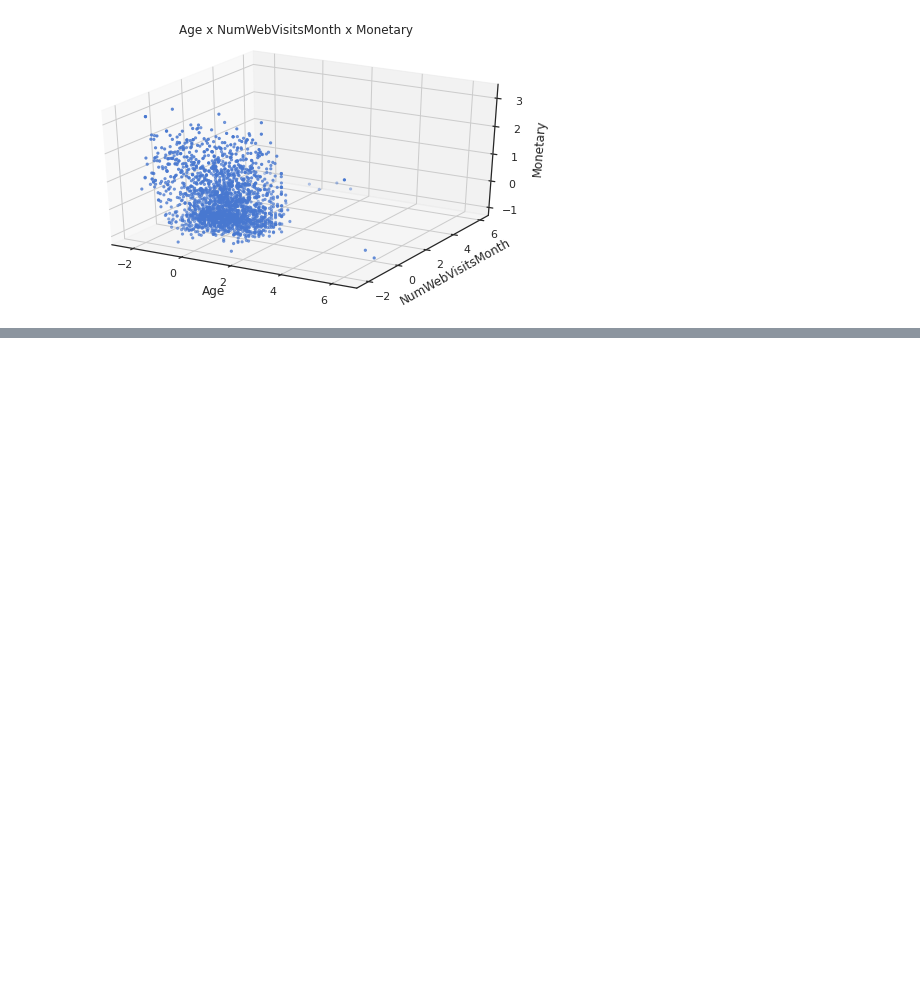
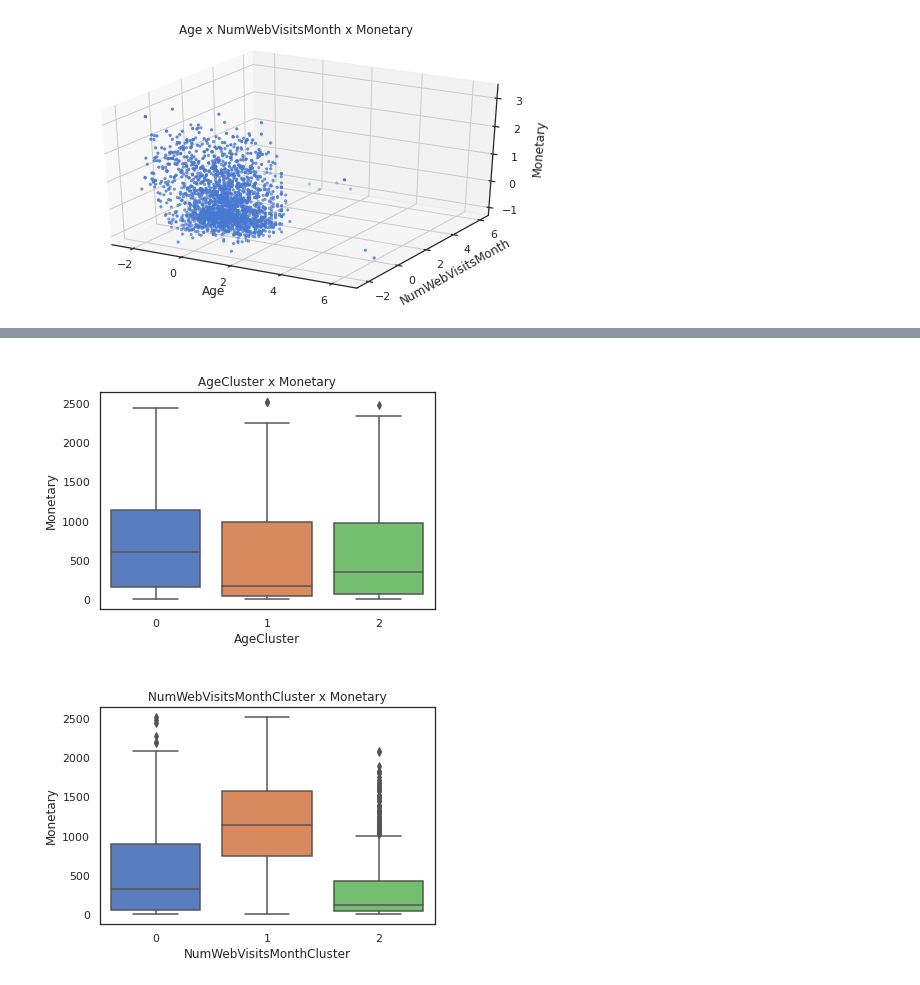
Before and after one commit to silviolima07/Cluster_Customers, a Jupyter notebook: Cluster_Customer.ipynb, the cells around one changed output, grey strips where cells are left out. Cells and saved outputs as stored; diff of their text form; code cells hidden in the pictures; blank space fills up the shorter version.

```diff
--- a/Cluster_Customer.ipynb
+++ b/Cluster_Customer.ipynb
@@ -629,0 +692,7 @@ plt.show()
+# %%
+ifood_clusters = ['AgeCluster', 'NumWebVisitsMonthCluster']
+# %%
+create_boxplot(ifood_clusters)
+# %% [output]
+[figure, added]
+[figure, added]
```
Also changed, not shown: parts of 23 cells of this notebook.
